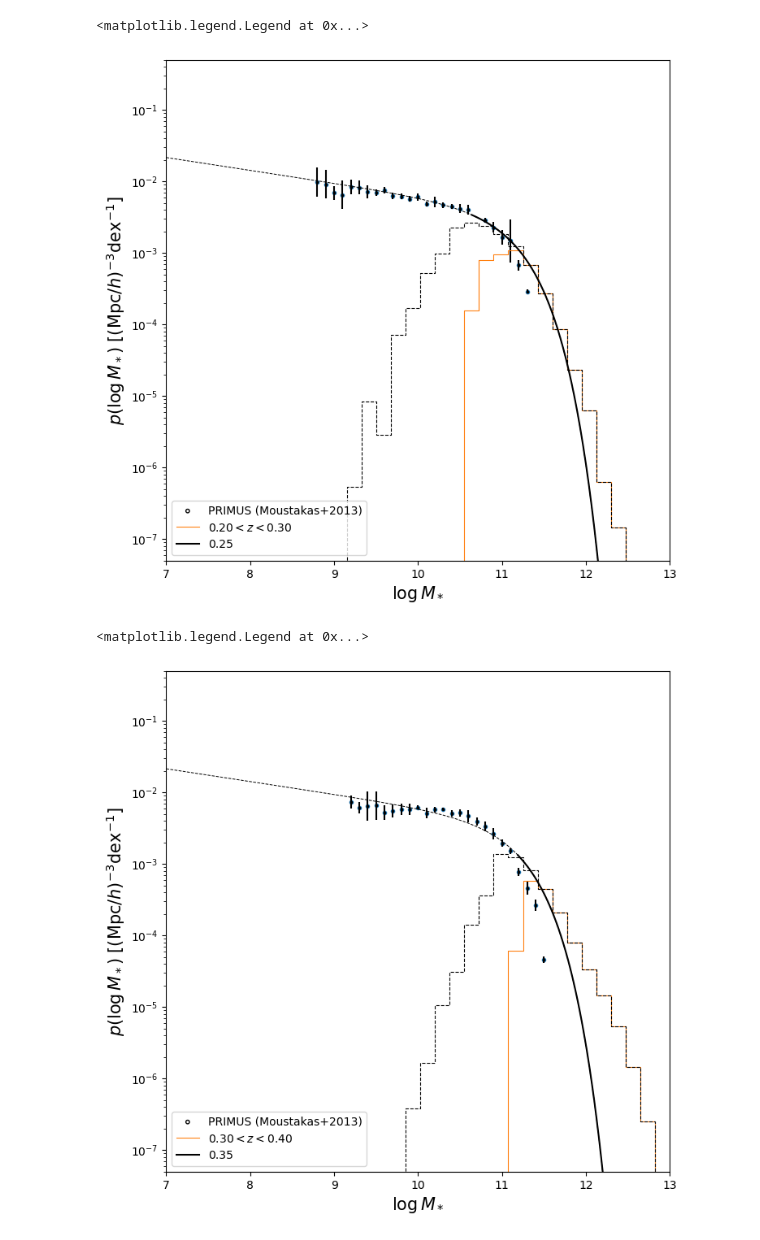
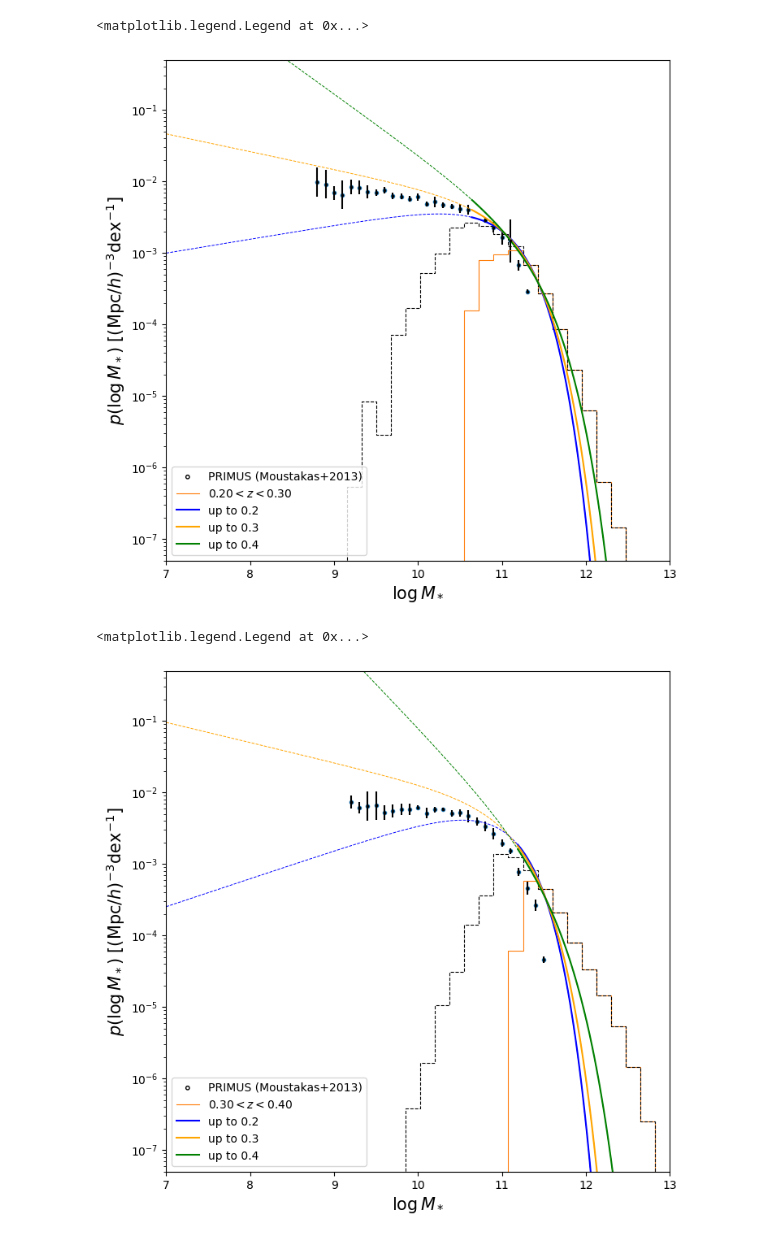
Before and after one commit to fedehope/zSMF, a Jupyter notebook: paper/smf_comparison.ipynb, the cells around one changed output. Drawn from its saved outputs; the diff is of its cells as text; code cells hidden in the pictures.

```diff
--- a/paper/smf_comparison.ipynb
+++ b/paper/smf_comparison.ipynb
@@ -116,8 +155,8 @@ m13_smf3040_sig =[0.088, 0.080, 0.20, 0.20, 0.10, 0.094, 0.078, 0.080, 0.031, 0.
 # %%
 zmin, zmax, z0 = 0.2, 0.3, 0.25
 
-plot_params_ext = {'color': 'black', 'linestyle':'--', 'linewidth':0.7}
-plot_params = {'color':'black', 'linestyle':'-', 'label':f'{z0:.2f}'}
+# plot_params_ext = {'color': 'black', 'linestyle':'--', 'linewidth':0.7}
+# plot_params = {'color':'black', 'linestyle':'-', 'label':f'{z0:.2f}'}
 
 
 x_lin_ext = np.linspace(7, 14, 100)
@@ -138,21 +177,36 @@ plt.scatter([], [], marker='o', s=10, facecolor='none', edgecolor='k', label='PR
 h, b, _h, _b = vmax_hist.histogram_norm(zmin, zmax, bins=40)
 z_smf = ZSchechterModel(bgs, zmin, zmax, z0)
 
-n = z_smf.normalisation(best_params, nbin=40)
+# n = z_smf.normalisation(best_params, nbin=40)
+n02 = z_smf.normalisation(best_params02)
+n03 = z_smf.normalisation(best_params03)
+n04 = z_smf.normalisation(best_params04)
 
 
 x_lin = np.linspace(z_smf.mlim.min(), 14, 100)
 
-plotter.plot_vmax_hist(h, b, _h, _b, **{'label':f'${zmin:.2f}< z <{zmax:.2f}$'})
-Plotter.plot_zschechter(x_lin, z0, n, best_params, **plot_params)
-Plotter.plot_zschechter(x_lin_ext, z0, n, best_params, **plot_params_ext)
+Plotter.plot_vmax_hist(h, b, _h, _b, **{'label':f'${zmin:.2f}< z <{zmax:.2f}$'})
+# Plotter.plot_zschechter(x_lin, z0, n, best_params, **plot_params)
+# Plotter.plot_zschechter(x_lin_ext, z0, n, best_params, **plot_params_ext)
+
+# up to z = 0.2
+Plotter.plot_zschechter(x_lin, z0, n02, best_params02, **plot_params02)
+Plotter.plot_zschechter(x_lin_ext, z0, n02, best_params02, **plot_params_ext02)
+
+# up to z = 0.3
+Plotter.plot_zschechter(x_lin, z0, n03, best_params03, **plot_params03)
+Plotter.plot_zschechter(x_lin_ext, z0, n03, best_params03, **plot_params_ext03)
+
+# up to z = 0.4
+Plotter.plot_zschechter(x_lin, z0, n04, best_params04, **plot_params04)
+Plotter.plot_zschechter(x_lin_ext, z0, n04, best_params04, **plot_params_ext04)
 
 plt.yscale('log')
 plt.ylim(5e-8, 5e-1)
 plt.legend(loc='lower left')
 # %% [output]
 <matplotlib.legend.Legend at 0x...>
-[figure, old version]
+[figure, new version]
 # %%
 zmin, zmax, z0 = 0.3, 0.4, 0.35
 
@@ -166,35 +220,50 @@ plt.figure(figsize=(8,8))
 plt.plot(logms3040, 10**m13_smf3040,'o', markersize=3)
 plt.errorbar(logms3040, 10**m13_smf3040,
              yerr=[10**m13_smf3040 - 10**(m13_smf3040 - m13_smf3040_sig), 10**(m13_smf3040 + m13_smf3040_sig) - 10**m13_smf3040],
              fmt='.k', markersize=3)
 
 # plt.plot(logms2030, 10**m13_smf2030,'o', markersize=3)
 # plt.errorbar(logms2030, 10**m13_smf2030,
 #              yerr=[10**m13_smf2030 - 10**(m13_smf2030 - m13_smf2030_sig), 10**(m13_smf2030 + m13_smf2030_sig) - 10**m13_smf2030],
 #              fmt='.k', markersize=3)
 
 # plt.scatter(d22_logms, 10**d22_logsmf, marker='^', s=40, facecolor='none', edgecolor='k')
 # plt.scatter(b18_logms, 10**b18_logsmf, marker='s', s=40, facecolor='none', edgecolor='k')
 
 # plt.scatter([], [], marker='^', s=10, facecolor='none', edgecolor='k', label='GAMA (Driver+2022)')
 # plt.scatter([], [], marker='s', s=10, facecolor='none', edgecolor='k', label='SDSS (Bernardi+2017)')
 plt.scatter([], [], marker='o', s=10, facecolor='none', edgecolor='k', label='PRIMUS (Moustakas+2013)')
 
 h, b, _h, _b = vmax_hist.histogram_norm(zmin, zmax, bins=40)
 z_smf = ZSchechterModel(bgs, zmin, zmax, z0)
 
-n = z_smf.normalisation(best_params, nbin=40)
+# n = z_smf.normalisation(best_params, nbin=40)
+n02 = z_smf.normalisation(best_params02)
+n03 = z_smf.normalisation(best_params03)
+n04 = z_smf.normalisation(best_params04)
 
 
 x_lin = np.linspace(z_smf.mlim.min(), 14, 100)
 
-plotter.plot_vmax_hist(h, b, _h, _b, **{'label':f'${zmin:.2f}< z <{zmax:.2f}$'})
-Plotter.plot_zschechter(x_lin, z0, n, best_params, **plot_params)
-Plotter.plot_zschechter(x_lin_ext, z0, n, best_params, **plot_params_ext)
+Plotter.plot_vmax_hist(h, b, _h, _b, **{'label':f'${zmin:.2f}< z <{zmax:.2f}$'})
+# Plotter.plot_zschechter(x_lin, z0, n, best_params, **plot_params)
+# Plotter.plot_zschechter(x_lin_ext, z0, n, best_params, **plot_params_ext)
+
+# up to z = 0.2
+Plotter.plot_zschechter(x_lin, z0, n02, best_params02, **plot_params02)
+Plotter.plot_zschechter(x_lin_ext, z0, n02, best_params02, **plot_params_ext02)
+
+# up to z = 0.3
+Plotter.plot_zschechter(x_lin, z0, n03, best_params03, **plot_params03)
+Plotter.plot_zschechter(x_lin_ext, z0, n03, best_params03, **plot_params_ext03)
+
+# up to z = 0.4
+Plotter.plot_zschechter(x_lin, z0, n04, best_params04, **plot_params04)
+Plotter.plot_zschechter(x_lin_ext, z0, n04, best_params04, **plot_params_ext04)
 
 plt.yscale('log')
 plt.ylim(5e-8, 5e-1)
 plt.legend(loc='lower left')
 # %% [output]
 <matplotlib.legend.Legend at 0x...>
-[figure, old version]
+[figure, new version]
```
Also changed, not shown: parts of 3 cells of this notebook.
